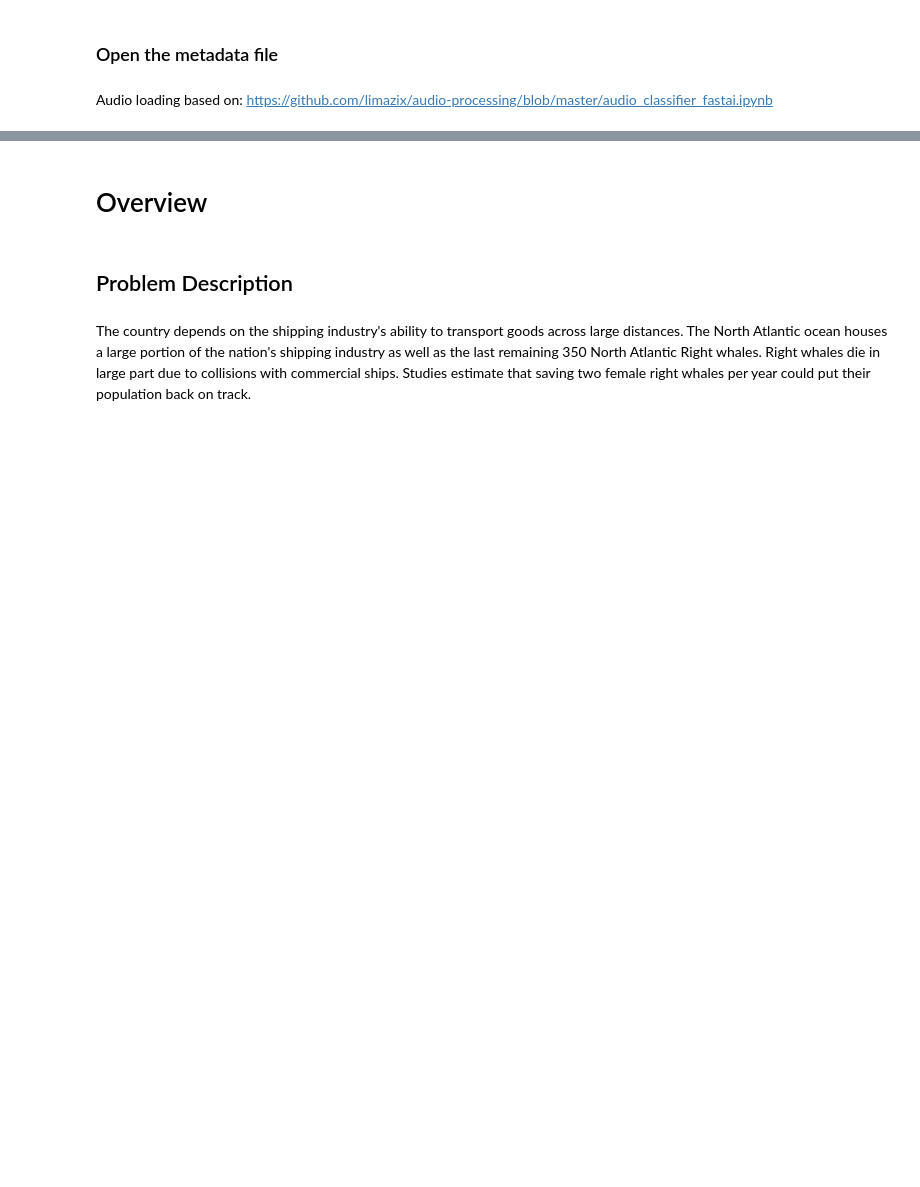
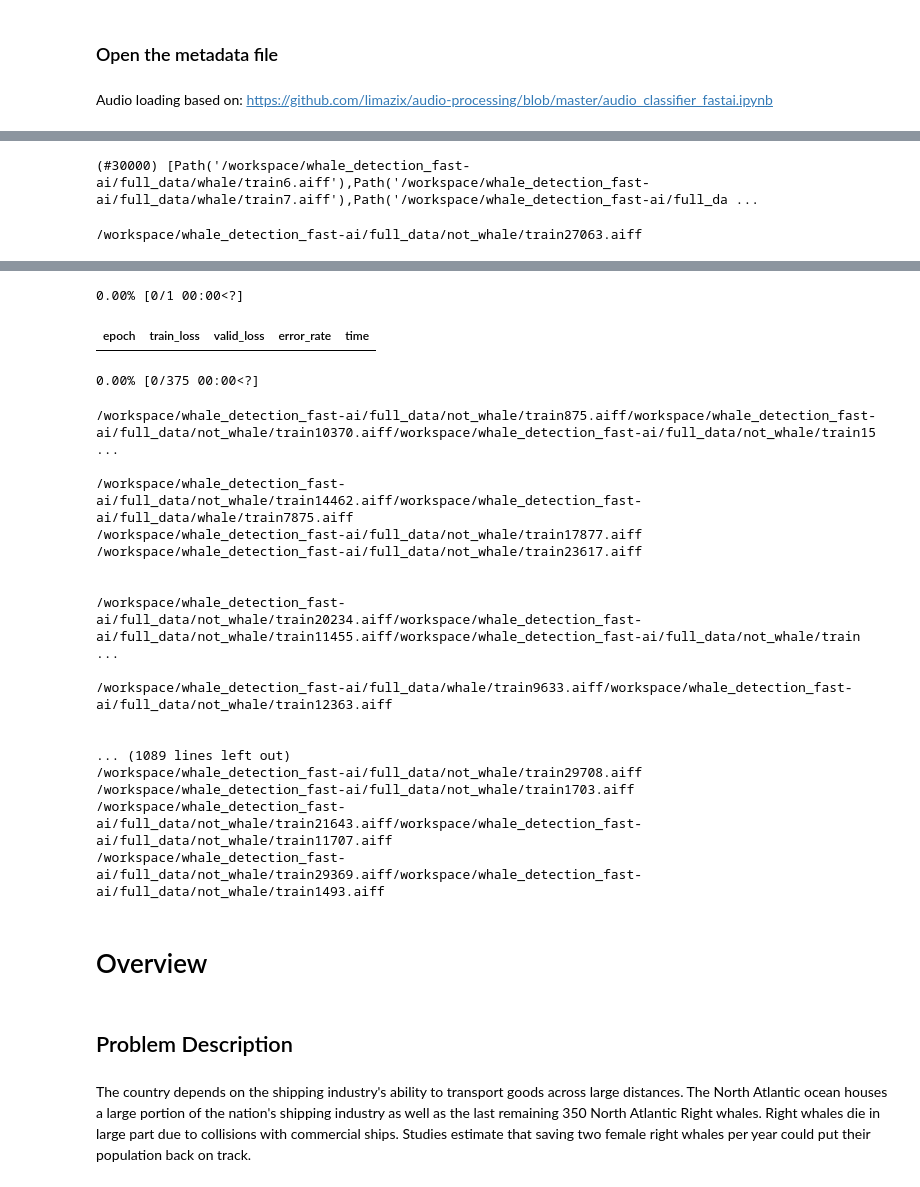
Before and after one commit to ericmichael/whale_detection_fast-ai, a Jupyter notebook: notebook.ipynb, the cells around one changed output, grey strips where cells are left out. Cells and saved outputs as stored; diff of their text form; code cells hidden in the pictures; blank space fills up the shorter version.

```diff
--- a/notebook.ipynb
+++ b/notebook.ipynb
@@ -142,0 +155,52 @@ auds = DataBlock(blocks = (AudioBlock, CategoryBlock),
+# %%
+get_files(path)
+# %% [output]
+(#30000) [Path('/workspace/whale_detection_fast-ai/full_data/whale/train6.aiff'),Path('/workspace/whale_detection_fast-ai/full_data/whale/train7.aiff'),Path('/workspace/whale_detection_fast-ai/full_da ...
+# %%
+def plot_spectrogram(spec, title=None, ylabel="freq_bin", aspect="auto", xmax=None):
+    fig, axs = plt.subplots(1, 1)
+    axs.set_title(title or "Spectrogram (db)")
+    axs.set_ylabel(ylabel)
+    axs.set_xlabel("frame")
+    im = axs.imshow(librosa.power_to_db(spec), origin="lower", aspect=aspect)
+    if xmax:
+        axs.set_xlim((0, xmax))
+    fig.colorbar(im, ax=axs)
+    plt.show(block=False)
+
+def to_specgram(audio_file, n_fft=256):
+    waveform, sample_rate = torchaudio.load(audio_file)
+    transform = torchaudio.transforms.Spectrogram(n_fft=n_fft)
+    spectrogram = transform(waveform)
+    return spectrogram[0]
+
+class SpecgramTransform(Transform):
+    def __init__(self): self.aug = to_specgram
+    def encodes(self, audio_file: Path):
+        aug_img = self.aug(audio_file)
+        return aug_img
+
+files = get_files(path)
+file = files[0]
+s = to_specgram(file)
+plot_spectrogram(s, title='Example to see if data loaded')
+# %%
+path = Path(DATA_ROOT_DIR)
+tfm = SpecgramTransform()
+dblock = DataBlock(
+    blocks    = (TransformBlock, CategoryBlock),
+    get_items = get_files,
+    splitter=RandomSplitter(valid_pct=0.2, seed=42),
+    get_y=parent_label,
+    item_tfms = [ tfm ]
+)
+dls = dblock.dataloaders(path)
+# dls.train[0]
+#print(tfm(dls.train[0]))
+# plot_spectrogram(tfm(dls.train[0])[0], title='Example to see if data loaded')
+# %% [output]
+/workspace/whale_detection_fast-ai/full_data/not_whale/train27063.aiff
+# %%
+learn = vision_learner(dls, resnet18, metrics=error_rate)
+learn.fine_tune(3)
+# %% [output]
@@ -143,3 +208,23 @@ auds = DataBlock(blocks = (AudioBlock, CategoryBlock),
+0.00% [0/1 00:00<?]
+| epoch | train_loss | valid_loss | error_rate | time |
+0.00% [0/375 00:00<?]
+/workspace/whale_detection_fast-ai/full_data/not_whale/train875.aiff/workspace/whale_detection_fast-ai/full_data/not_whale/train10370.aiff/workspace/whale_detection_fast-ai/full_data/not_whale/train15 ...
+
+/workspace/whale_detection_fast-ai/full_data/not_whale/train14462.aiff/workspace/whale_detection_fast-ai/full_data/whale/train7875.aiff
+/workspace/whale_detection_fast-ai/full_data/not_whale/train17877.aiff
+/workspace/whale_detection_fast-ai/full_data/not_whale/train23617.aiff
+
+
+/workspace/whale_detection_fast-ai/full_data/not_whale/train20234.aiff/workspace/whale_detection_fast-ai/full_data/not_whale/train11455.aiff/workspace/whale_detection_fast-ai/full_data/not_whale/train ...
+
+/workspace/whale_detection_fast-ai/full_data/whale/train9633.aiff/workspace/whale_detection_fast-ai/full_data/not_whale/train12363.aiff
+
+
+... (1089 lines left out)
+/workspace/whale_detection_fast-ai/full_data/not_whale/train29708.aiff
+/workspace/whale_detection_fast-ai/full_data/not_whale/train1703.aiff
+/workspace/whale_detection_fast-ai/full_data/not_whale/train21643.aiff/workspace/whale_detection_fast-ai/full_data/not_whale/train11707.aiff
+/workspace/whale_detection_fast-ai/full_data/not_whale/train29369.aiff/workspace/whale_detection_fast-ai/full_data/not_whale/train1493.aiff
 # %% [markdown]
 # Overview
 # %% [markdown]
```
Also changed, not shown: parts of 17 cells of this notebook.
